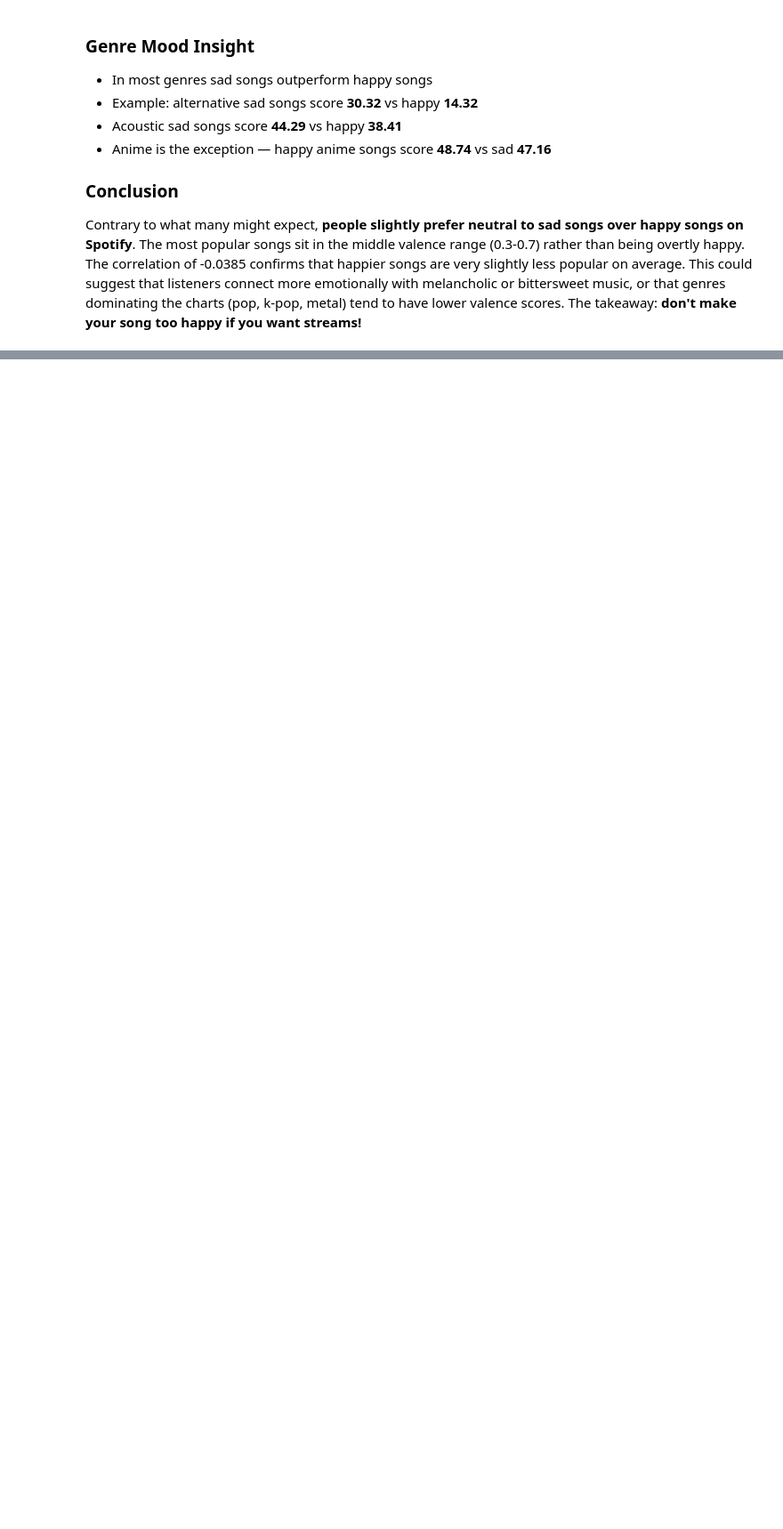
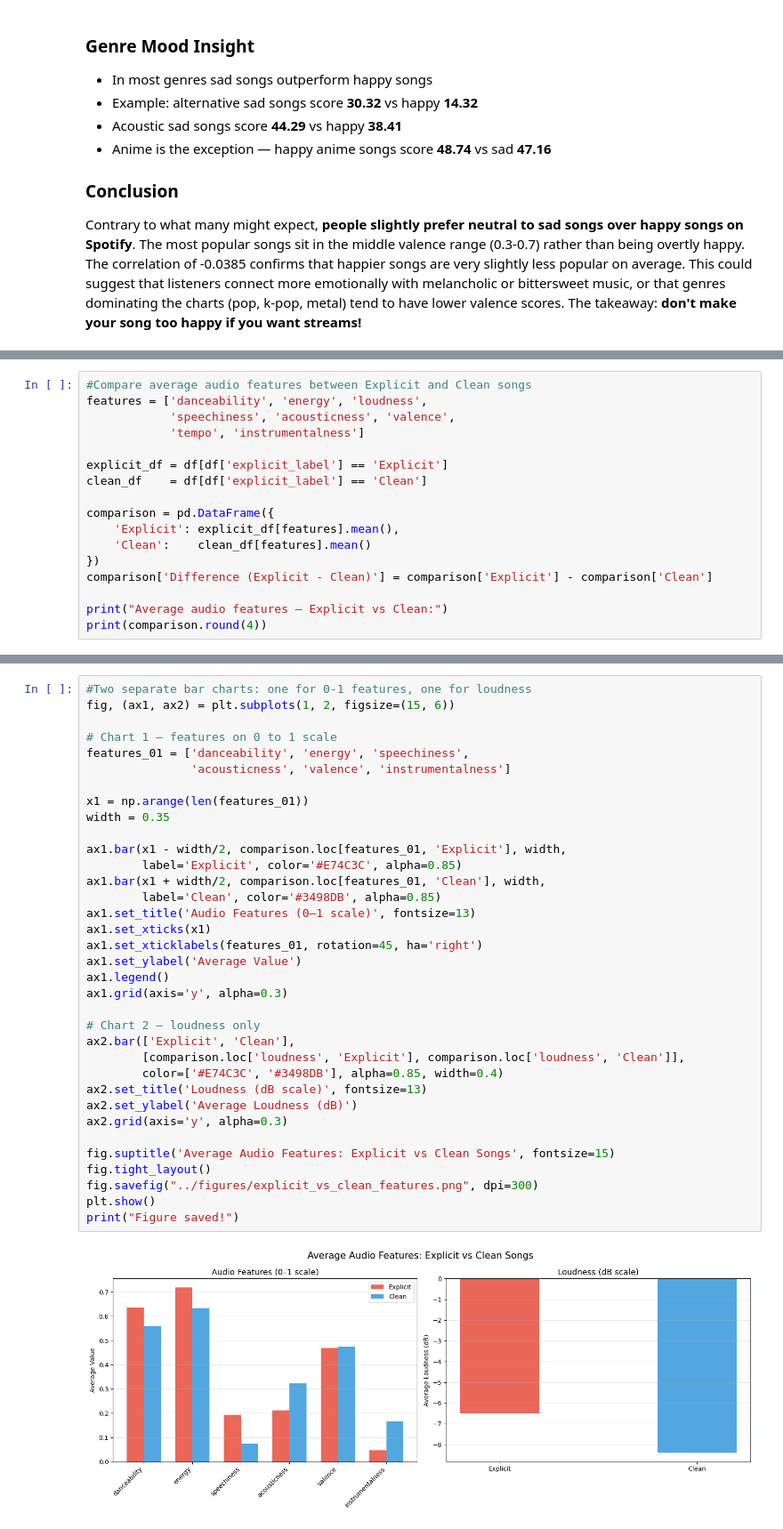
Before and after one commit to Dhumo986/cis4930-sp26-project-group-04, a Jupyter notebook: notebooks/question.ipynb, the cells around one changed output, grey strips where cells are left out. Shown at 89% size. Cells and saved outputs as stored; diff of their text form; blank space fills up the shorter version.

```diff
--- a/notebooks/question.ipynb
+++ b/notebooks/question.ipynb
@@ -414,0 +448,17 @@ The takeaway: **don't make your song too happy if you want streams!**
+# %%
+#Compare average audio features between Explicit and Clean songs
+features = ['danceability', 'energy', 'loudness',
+            'speechiness', 'acousticness', 'valence',
+            'tempo', 'instrumentalness']
+
+explicit_df = df[df['explicit_label'] == 'Explicit']
+clean_df    = df[df['explicit_label'] == 'Clean']
+
+comparison = pd.DataFrame({
+    'Explicit': explicit_df[features].mean(),
+    'Clean':    clean_df[features].mean()
+})
+comparison['Difference (Explicit - Clean)'] = comparison['Explicit'] - comparison['Clean']
+
+print("Average audio features — Explicit vs Clean:")
+print(comparison.round(4))
@@ -414,0 +476,37 @@ The takeaway: **don't make your song too happy if you want streams!**
+# %%
+#Two separate bar charts: one for 0-1 features, one for loudness
+fig, (ax1, ax2) = plt.subplots(1, 2, figsize=(15, 6))
+
+# Chart 1 — features on 0 to 1 scale
+features_01 = ['danceability', 'energy', 'speechiness',
+               'acousticness', 'valence', 'instrumentalness']
+
+x1 = np.arange(len(features_01))
+width = 0.35
+
+ax1.bar(x1 - width/2, comparison.loc[features_01, 'Explicit'], width,
+        label='Explicit', color='#E74C3C', alpha=0.85)
+ax1.bar(x1 + width/2, comparison.loc[features_01, 'Clean'], width,
+        label='Clean', color='#3498DB', alpha=0.85)
+ax1.set_title('Audio Features (0–1 scale)', fontsize=13)
+ax1.set_xticks(x1)
+ax1.set_xticklabels(features_01, rotation=45, ha='right')
+ax1.set_ylabel('Average Value')
+ax1.legend()
+ax1.grid(axis='y', alpha=0.3)
+
+# Chart 2 — loudness only
+ax2.bar(['Explicit', 'Clean'],
+        [comparison.loc['loudness', 'Explicit'], comparison.loc['loudness', 'Clean']],
+        color=['#E74C3C', '#3498DB'], alpha=0.85, width=0.4)
+ax2.set_title('Loudness (dB scale)', fontsize=13)
+ax2.set_ylabel('Average Loudness (dB)')
+ax2.grid(axis='y', alpha=0.3)
+
+fig.suptitle('Average Audio Features: Explicit vs Clean Songs', fontsize=15)
+fig.tight_layout()
+fig.savefig("../figures/explicit_vs_clean_features.png", dpi=300)
+plt.show()
+print("Figure saved!")
+# %% [output]
+[figure, added]
```
Also changed, not shown: parts of 11 cells of this notebook, 5 other files.
